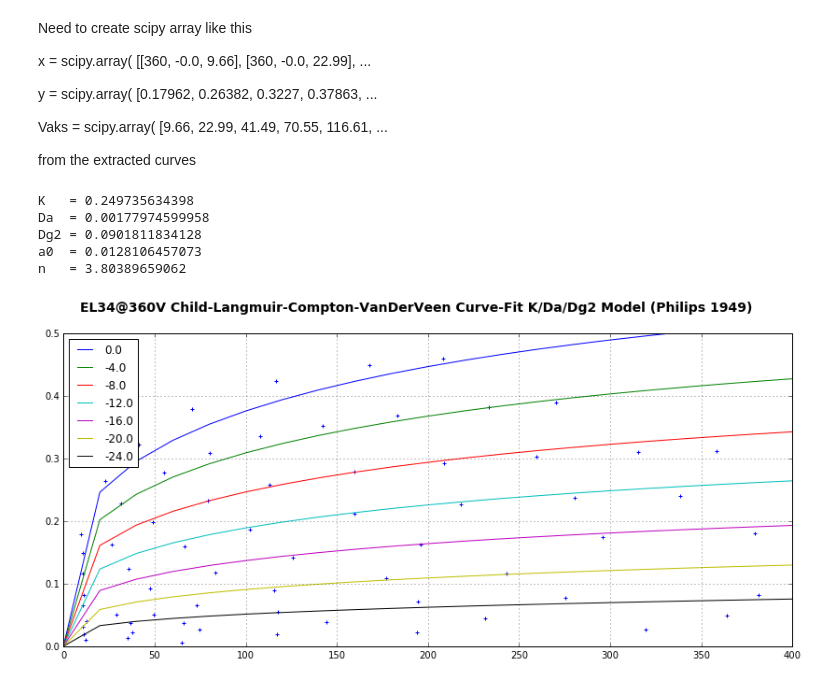
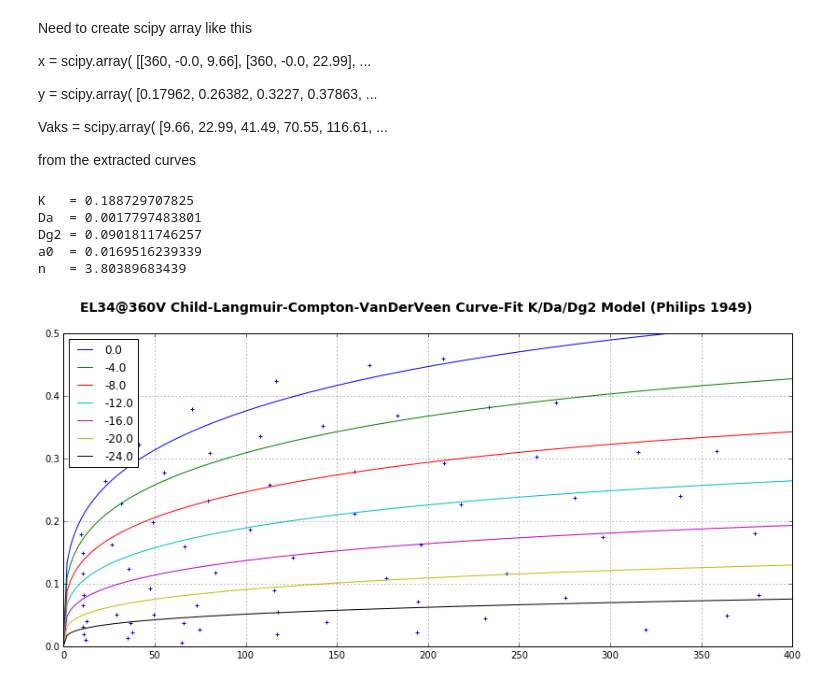
Before and after one commit to jilott/valvestudio, a Jupyter notebook: experiments/02-modeling/pentode/pentode-modeling.ipynb, the cells around one changed output. Cells and saved outputs as stored; diff of their text form; code cells hidden in the pictures.

```diff
--- a/experiments/02-modeling/pentode/pentode-modeling.ipynb
+++ b/experiments/02-modeling/pentode/pentode-modeling.ipynb
@@ -119,7 +119,7 @@ def func(x,K,Da,Dg2,a0,n):
 
     return rv
 
-popt, pcov = curve_fit(func, x, y,p0=[0.5,0.5,0.5,0.2,5])
+popt, pcov = curve_fit(func, x, y,p0=[0.5,0.05,0.05,0.02,5])
 #print popt,pcov
 
 (K,Da,Dg2,a0,n) = popt
@@ -129,43 +129,43 @@ print "Dg2 =",Dg2
 print "a0  =",a0
 print "n   =",n
 # %% [output]
-K   = 0.249735634398
-Da  = 0.00177974599958
-Dg2 = 0.0901811834128
-a0  = 0.0128106457073
-n   = 3.80389659062
+K   = 0.188729707825
+Da  = 0.0017797483801
+Dg2 = 0.0901811746257
+a0  = 0.0169516239339
+n   = 3.80389683439
 # %%
 Vg2k = x[0][0]
 
 def IaCalc(Vg1k,Vak):
     t = Vg1k + Dg2 * Vg2k + Da * Vak
     if t > 0:
         a = a0 * ((2/pi) * atan(Vak/Vg2k))**(1/n)
         Ia = a * K * t**exp
     else:
         Ia = 0
     # print "IaCalc",Vgk,Vak,t,Ia
     return Ia
 
 Vgk = np.linspace(0,-24,7)
-Vak = np.linspace(0,400,21)
+Vak = np.linspace(0,400,201)
 
 vIaCalc = np.vectorize(IaCalc,otypes=[np.float])
 
 Ia = vIaCalc(Vgk[:,None],Vak[None,:])
 
 plt.figure(figsize=(14,6))
 
 for i in range(len(Vgk)):
     plt.plot(Vak,Ia[i],label=Vgk[i])
 
 plt.scatter(Vaks,y,marker="+")
 
 plt.legend(loc='upper left')
 plt.suptitle('EL34@%dV Child-Langmuir-Compton-VanDerVeen Curve-Fit K/Da/Dg2 Model (Philips 1949)'%Vg2k, fontsize=14, fontweight='bold')
 plt.grid()
 plt.ylim((0,0.5))
 plt.xlim((0,400))
 plt.show()
 # %% [output]
-[figure, old version]
+[figure, new version]
```
Also changed, not shown: parts of 2 cells of this notebook, 3 other files.
